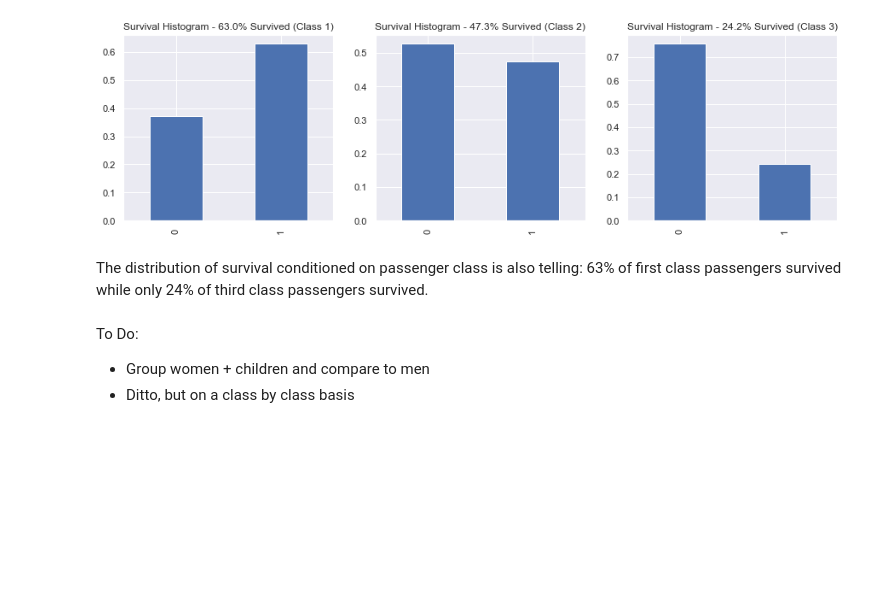
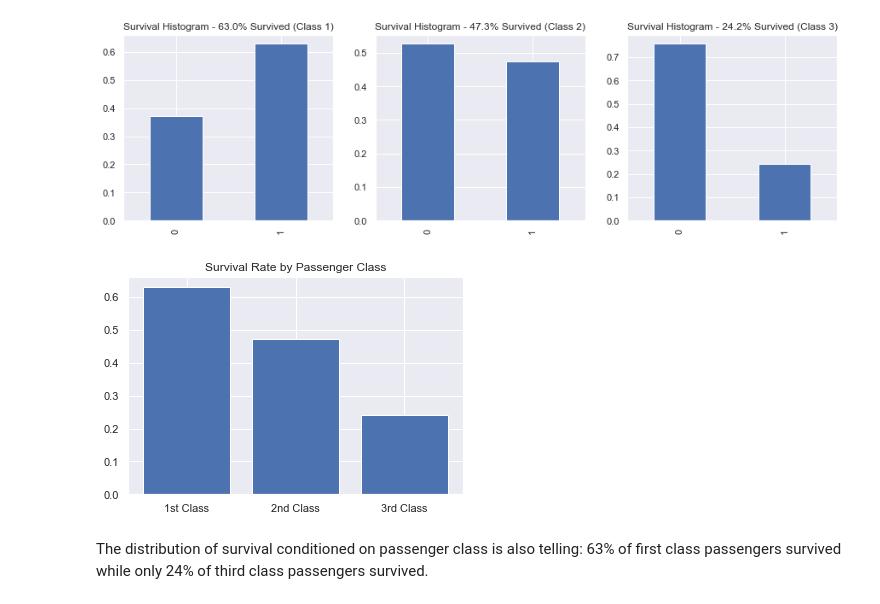
Before and after one commit to amypeniston/data-science-toolbox, a Jupyter notebook: kaggle_competitions/titanic/1_EDA.ipynb, the cells around one changed output. Saved outputs shown, nothing was run; the diff lists cells and outputs as text; code cells hidden in the pictures; blank space fills up the shorter version.

```diff
--- a/kaggle_competitions/titanic/1_EDA.ipynb
+++ b/kaggle_competitions/titanic/1_EDA.ipynb
@@ -162,17 +162,21 @@ n_female = len(train[train["Sex"] == "female"])
 There were more males than females onboard.
 # %%
 fig, axs = plt.subplots(1, 3, figsize=(15,4))
+pclass_survival = []
 for i, pclass in enumerate([1, 2, 3]):
     temp = train[train["Pclass"] == pclass]["Survived"].value_counts()
     p_surv_given_pclass = (temp / temp.sum()).sort_index()
+    pclass_survival.append(p_surv_given_pclass[1])
     p_surv_given_pclass.plot(kind="bar", ax=axs[i])
     axs[i].set_title("Survival Histogram - {:0.1%} Survived (Class {})".format(p_surv_given_pclass[1], pclass))
 # %% [output]
 [figure]
+# %%
+plt.bar([1, 2, 3], pclass_survival)
+plt.xticks([1, 2, 3], ["1st Class", "2nd Class", "3rd Class"])
+plt.title("Survival Rate by Passenger Class")
+plt.show()
+# %% [output]
+[figure, added]
 # %% [markdown]
 The distribution of survival conditioned on passenger class is also telling: 63% of first class passengers survived while only 24% of third class passengers survived.
-# %% [markdown]
-To Do:
-
-* Group women + children and compare to men
-* Ditto, but on a class by class basis
```
Also changed, not shown: parts of 7 cells of this notebook, 2 other files.
